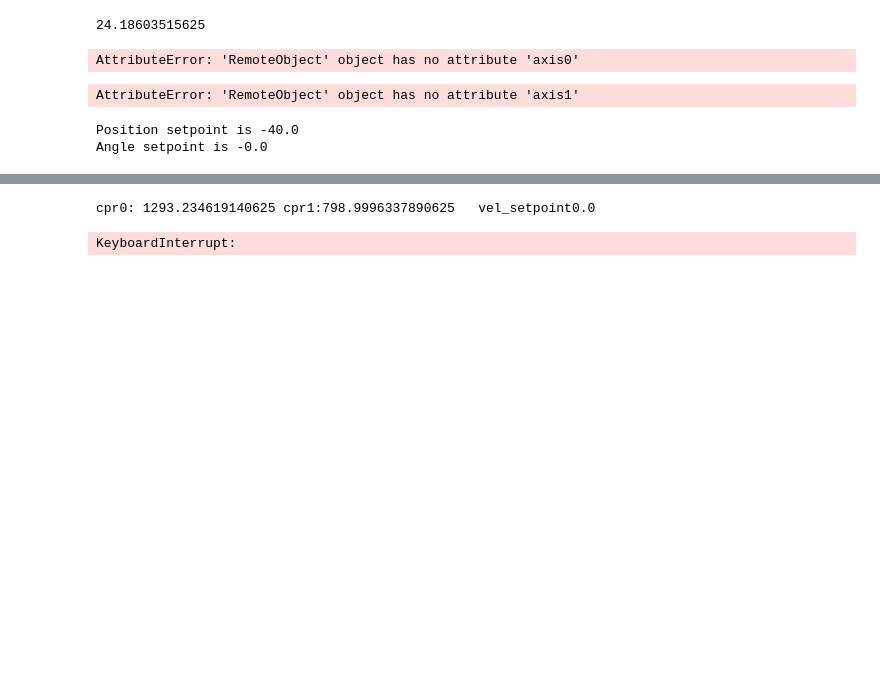
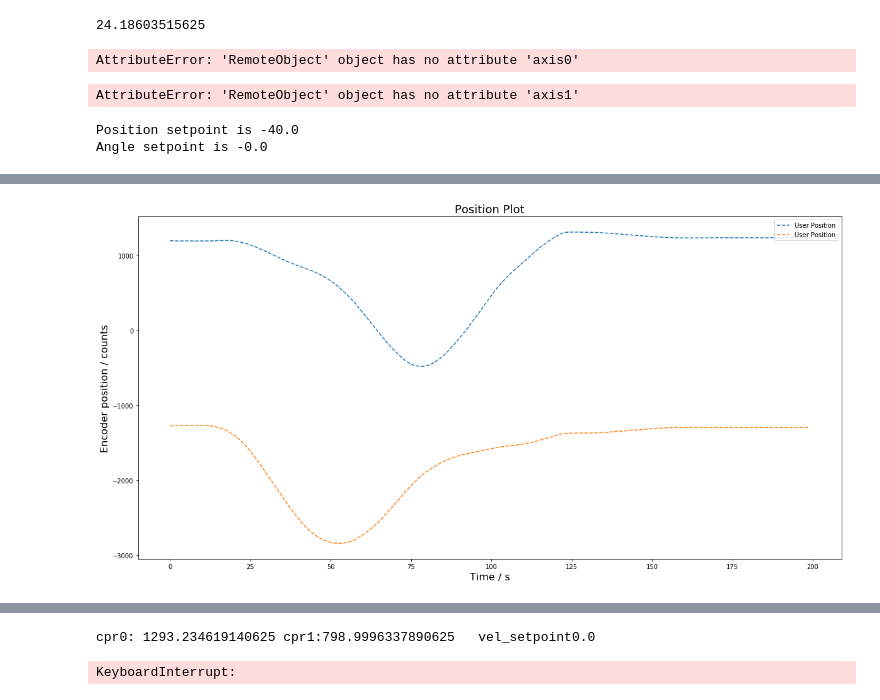
Before and after one commit to Jonathan23Ananda/ODrive, a Jupyter notebook: lab/simplemotor.ipynb, the cells around one changed output, grey strips where cells are left out. Saved outputs shown, nothing was run; the diff lists cells and outputs as text; code cells hidden in the pictures; blank space fills up the shorter version.

```diff
--- a/lab/simplemotor.ipynb
+++ b/lab/simplemotor.ipynb
@@ -139,6 +157,8 @@ my_drive.axis1.controller.config, my_drive.axis1.motor.config, my_drive.axis1.en
  bandwidth = 1000.0 (float)
  calib_range = 0.019999999552965164 (float)
  ignore_illegal_hall_state = False (bool))
+# %%
+my_drive.axis1.motor.config.direction = 1
 # %%
 my_drive.vbus_voltage
 # %% [output]
@@ -233,3 +255,97 @@ cpr0: 1140.9854736328125 cpr1:805.750244140625   vel_setpoint0.0
 KeyboardInterrupt:
 # %%
 # ---------------------------------Motion Experiments----------------------------------------------------
+# %%
+'''RECORD MOTION AND FOLLOW'''
+
+trajectory_pos = [] # Create array
+duration = 2 # Seconds
+dt = 0.01 # Seconds
+num = int(duration/dt)
+
+# Iterate duration
+for _ in range(num):
+    pos0 = my_drive.axis0.encoder.pos_estimate
+    pos1 = my_drive.axis1.encoder.pos_estimate
+    trajectory_pos.append([pos0, pos1])
+    time.sleep(dt)
+
+# Plot motion
+plt.figure(1, figsize=(20,10))
+plt.plot(trajectory_pos, '--', label = 'User Position')
+plt.legend(loc='upper right')
+plt.title('Position Plot', fontsize=18)
+plt.xlabel('Time / s', fontsize=16)
+plt.ylabel('Encoder position / counts', fontsize=16)
+
+set_PID(200, 2.5e-4, 2.5e-4)# 650 2e-4 3e-4 or 2.5e-4
+my_drive.axis0.requested_state = AXIS_STATE_CLOSED_LOOP_CONTROL
+my_drive.axis1.requested_state = AXIS_STATE_CLOSED_LOOP_CONTROL
+
+# Create arrays
+trajectory_pos_est = []
+trajectory_vel_est = []
+trajectory_cur_est = []
+force_est = []
+
+# Iterate recorded trajectory positions
+for point in trajectory_pos:
+
+    set0, set1 = point
+    my_drive.axis0.controller.pos_setpoint = set0
+    my_drive.axis1.controller.pos_setpoint = set1
+
+    pos0 = my_drive.axis0.encoder.pos_estimate
+    pos1 = my_drive.axis1.encoder.pos_estimate
+    trajectory_pos_est.append([pos0, pos1])
+
+    vel0 = my_drive.axis0.encoder.vel_estimate
+    vel1 = my_drive.axis1.encoder.vel_estimate
+    trajectory_vel_est.append([vel0, vel1])
+
+    cur0 = my_drive.axis0.motor.current_control.Iq_measured
+    cur1 = my_drive.axis1.motor.current_control.Iq_measured
+    trajectory_cur_est.append([cur0, cur1])
+
+    force0 = my_drive.get_adc_voltage(4)
+    force1 = my_drive.get_adc_voltage(5)
+    force_est.append([force0, force1])
+
+    time.sleep(dt)
+
+
+# Plot the parameters
+plt.figure(2, figsize=(20,10))
+plt.plot(trajectory_pos, '--', label = 'User Position')
+plt.plot(trajectory_pos_est, '-', label = 'Follower Position ')
+plt.legend(loc='upper right')
+plt.title('Position Plot', fontsize=18)
+plt.xlabel('Time / s', fontsize=16)
+plt.ylabel('Encoder position / counts', fontsize=16)
+
+plt.figure(3, figsize=(20,10))
+plt.plot(trajectory_vel_est, '-', label = 'Follower Velocity')
+plt.legend(loc='upper right')
+plt.title('Velocity Plot', fontsize=18)
+plt.xlabel('Velocity / counts/s', fontsize=16)
+plt.ylabel('Time / s', fontsize=16)
+
+plt.figure(4, figsize=(20,10))
+plt.plot(trajectory_cur_est, '-', label = 'Follower Current')
+plt.legend(loc='upper right')
+plt.title('Current Plot', fontsize=18)
+plt.xlabel('Current / A', fontsize=16)
+plt.ylabel('Time / s', fontsize=16)
+
+plt.figure(5, figsize=(20,10))
+plt.plot(force_est, '--', label = 'Force measured')
+plt.legend(loc='upper right')
+plt.title('Force Plot', fontsize=18)
+plt.xlabel('Time / s', fontsize=16)
+plt.ylabel('Force / Volts', fontsize=16)
+
+# Stop closed-loop control
+my_drive.axis0.requested_state = AXIS_STATE_IDLE
+my_drive.axis1.requested_state = AXIS_STATE_IDLE
+# %% [output]
+[figure, added]
```
Also changed, not shown: parts of 11 cells of this notebook.
